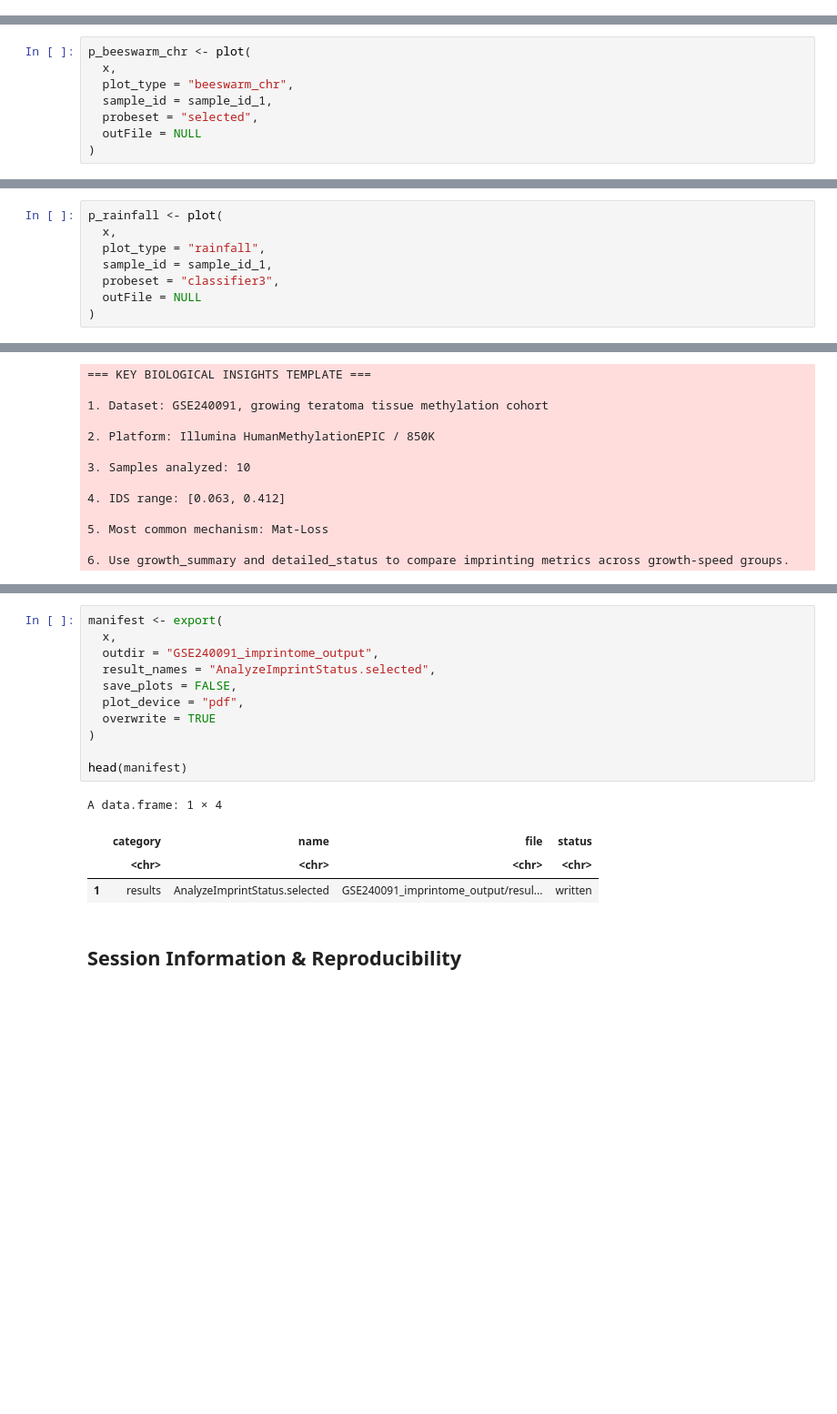
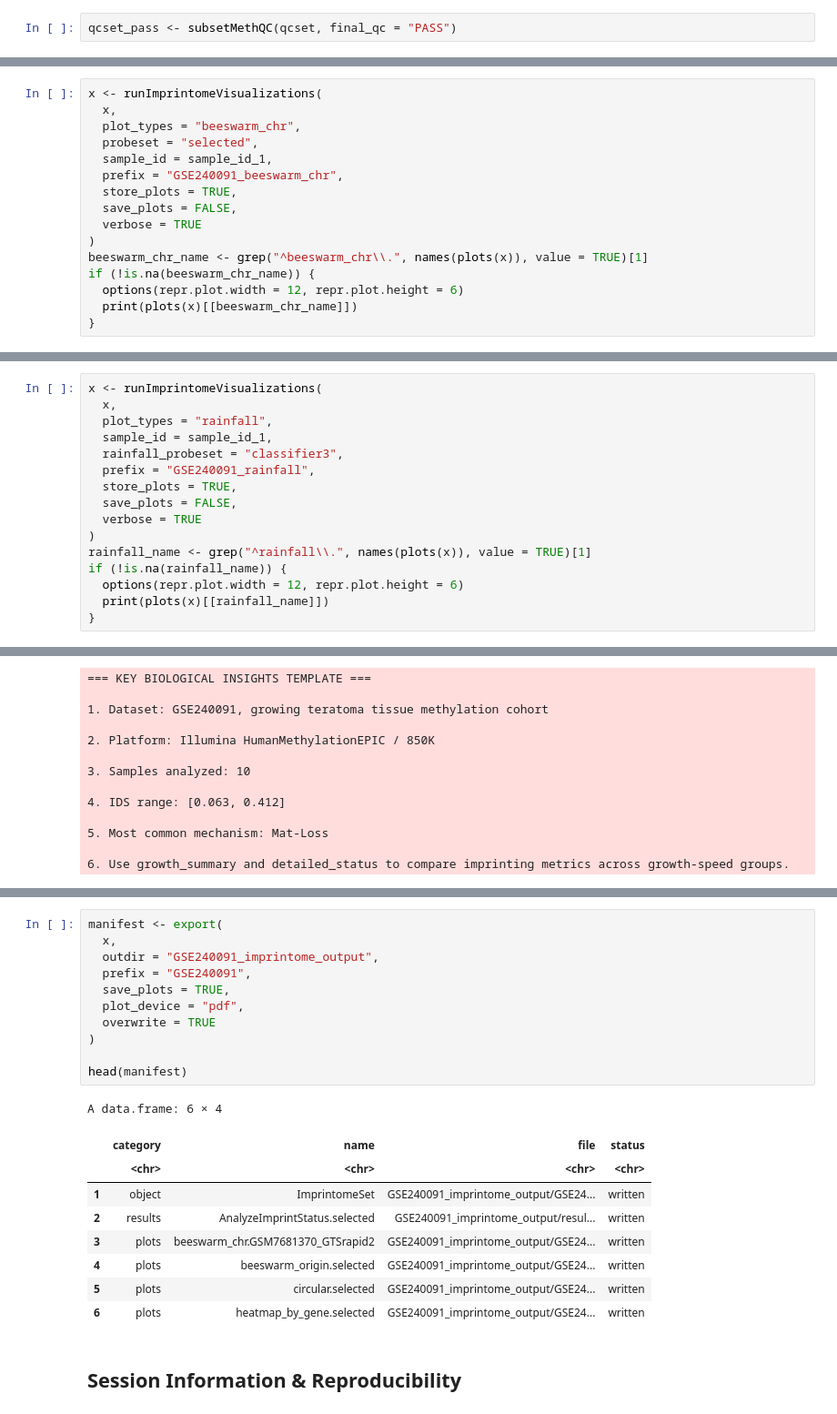
Before and after one commit to hongjianjin/imprintomeR, a Jupyter notebook: vignettes/GSE240091.ipynb, the cells around one changed output, grey strips where cells are left out. Shown at 91% size. Cells and saved outputs as stored; diff of their text form; blank space fills up the shorter version.

```diff
--- a/vignettes/GSE240091.ipynb
+++ b/vignettes/GSE240091.ipynb
@@ -516,0 +483,2 @@ qcset_pass <- MethQcSet(
+# %%
+qcset_pass <- subsetMethQC(qcset, final_qc = "PASS")
@@ -778,8 +831,16 @@ print(p_radar)
 # %%
-p_beeswarm_chr <- plot(
+x <- runImprintomeVisualizations(
   x,
-  plot_type = "beeswarm_chr",
+  plot_types = "beeswarm_chr",
+  probeset = "selected",
   sample_id = sample_id_1,
-  probeset = "selected",
-  outFile = NULL
+  prefix = "GSE240091_beeswarm_chr",
+  store_plots = TRUE,
+  save_plots = FALSE,
+  verbose = TRUE
 )
+beeswarm_chr_name <- grep("^beeswarm_chr\\.", names(plots(x)), value = TRUE)[1]
+if (!is.na(beeswarm_chr_name)) {
+  options(repr.plot.width = 12, repr.plot.height = 6)
+  print(plots(x)[[beeswarm_chr_name]])
+}
@@ -792,8 +853,16 @@ print(p_beeswarm_chr)
 # %%
-p_rainfall <- plot(
+x <- runImprintomeVisualizations(
   x,
-  plot_type = "rainfall",
+  plot_types = "rainfall",
   sample_id = sample_id_1,
-  probeset = "classifier3",
-  outFile = NULL
+  rainfall_probeset = "classifier3",
+  prefix = "GSE240091_rainfall",
+  store_plots = TRUE,
+  save_plots = FALSE,
+  verbose = TRUE
 )
+rainfall_name <- grep("^rainfall\\.", names(plots(x)), value = TRUE)[1]
+if (!is.na(rainfall_name)) {
+  options(repr.plot.width = 12, repr.plot.height = 6)
+  print(plots(x)[[rainfall_name]])
+}
@@ -908,19 +977,24 @@ message("6. Use growth_summary and detailed_status to compare imprinting metrics
 # %%
 manifest <- export(
   x,
   outdir = "GSE240091_imprintome_output",
-  result_names = "AnalyzeImprintStatus.selected",
-  save_plots = FALSE,
+  prefix = "GSE240091",
+  save_plots = TRUE,
   plot_device = "pdf",
   overwrite = TRUE
 )
 
 head(manifest)
 # %% [output]
-A data.frame: 1 × 4
+A data.frame: 6 × 4
 |  | category | name | file | status |
 |  | <chr> | <chr> | <chr> | <chr> |
-| 1 | results | AnalyzeImprintStatus.selected | GSE240091_imprintome_output/resul... | written |
+| 1 | object | ImprintomeSet | GSE240091_imprintome_output/GSE24... | written |
+| 2 | results | AnalyzeImprintStatus.selected | GSE240091_imprintome_output/resul... | written |
+| 3 | plots | beeswarm_chr.GSM7681370_GTSrapid2 | GSE240091_imprintome_output/GSE24... | written |
+| 4 | plots | beeswarm_origin.selected | GSE240091_imprintome_output/GSE24... | written |
+| 5 | plots | circular.selected | GSE240091_imprintome_output/GSE24... | written |
+| 6 | plots | heatmap_by_gene.selected | GSE240091_imprintome_output/GSE24... | written |
 # %% [markdown]
 ## Session Information & Reproducibility
 # %%
```
Also changed, not shown: parts of 39 cells of this notebook.
